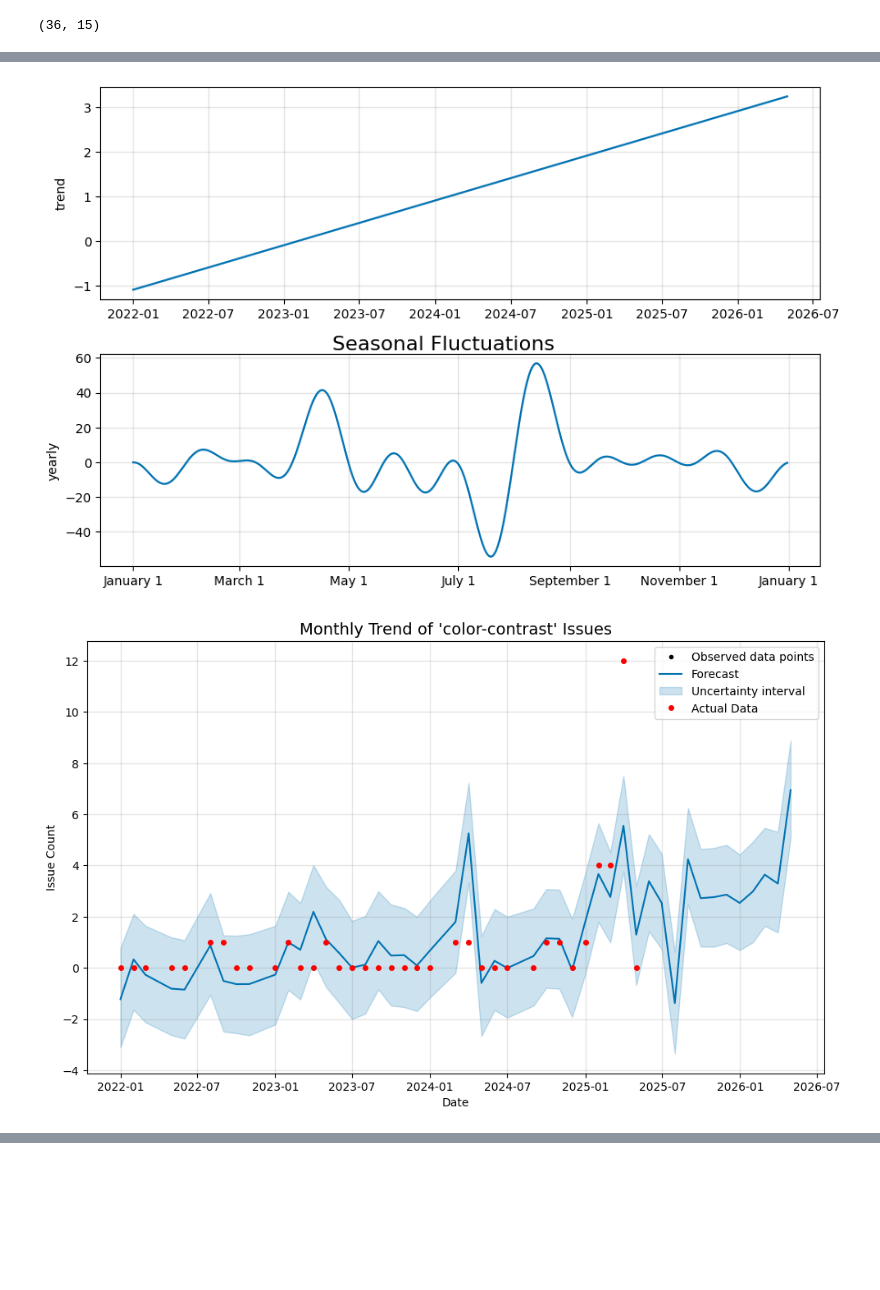
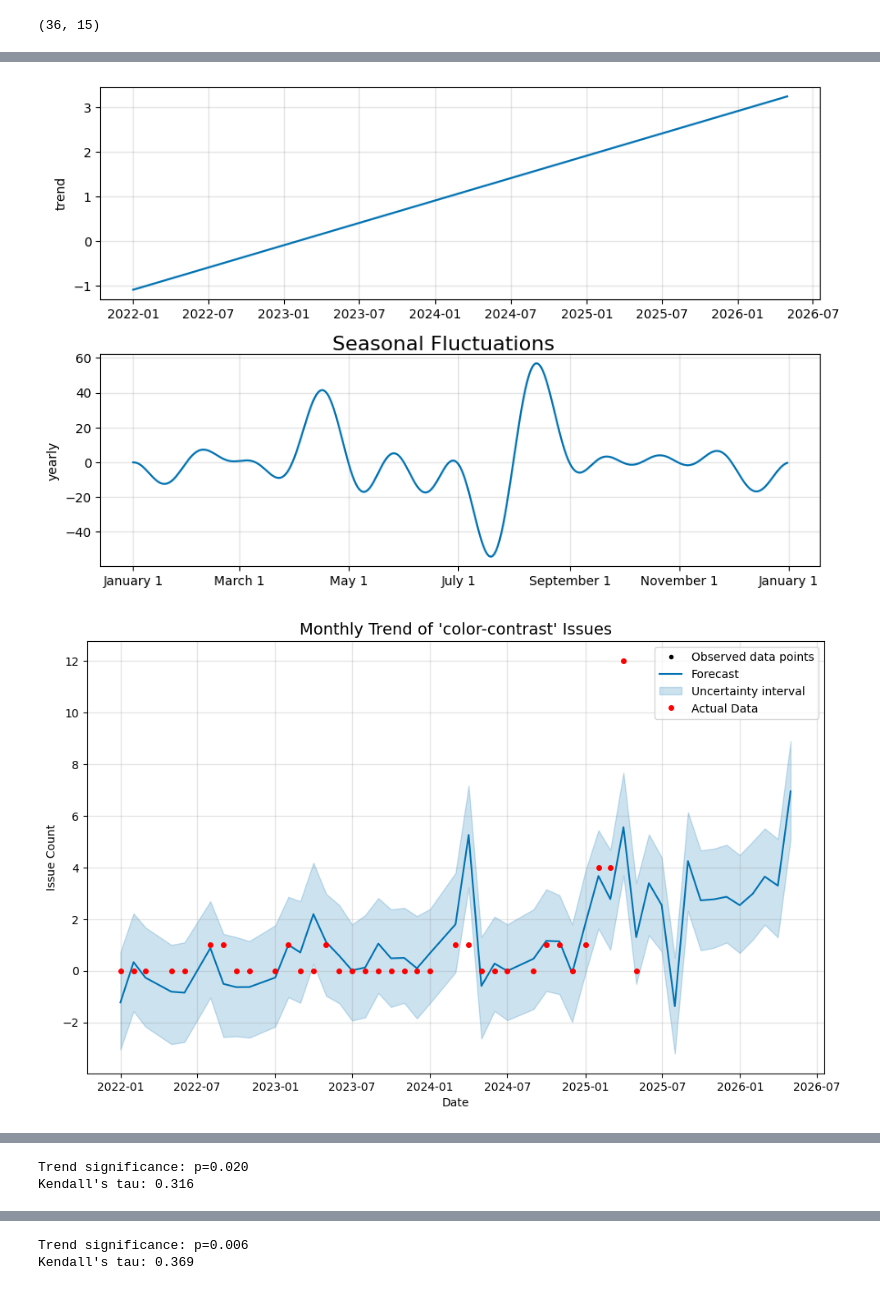
Before and after one commit to a382259104/A11yBench, a Jupyter notebook: scripts/trend-prediction.ipynb, the cells around one changed output, grey strips where cells are left out. Cells and saved outputs as stored; diff of their text form; code cells hidden in the pictures; blank space fills up the shorter version.

Commit message:
added average p and tau

```diff
--- a/scripts/trend-prediction.ipynb
+++ b/scripts/trend-prediction.ipynb
@@ -29,6 +29,9 @@ trends.shape
 # %%
 from scipy.stats import kendalltau
 from prophet.plot import plot_components
+
+p_values = []
+tau_values = []
 
 for label in ["color-contrast", "focus-management", "keyboard-navigation", "semantic-html"]:
 
@@ -65,5 +68,11 @@ for label in ["color-contrast", "focus-management", "keyboard-navigation", "sema
     tau, p_value = kendalltau(data['ds'].astype('int64'), data['y'])
     print(f"Trend significance: p={p_value:.3f}")
     print(f"Kendall's tau: {tau:.3f}")
-    break
+    p_values.append(p_value)
+    tau_values.append(tau)
+
+average_p_value = sum(p_values) / len(p_values)
+average_tau_value = sum(tau_values) / len(tau_values)
+print(f"Average p-value: {average_p_value:.3f}")
+print(f"Average Kendall's tau: {average_tau_value:.3f}")
 # %% [output]
@@ -72,2 +81,2 @@ for label in ["color-contrast", "focus-management", "keyboard-navigation", "sema
 [figure]
-[figure, old version]
+[figure, new version]
@@ -75,0 +84,2 @@ Kendall's tau: 0.316
+Trend significance: p=0.020
+Kendall's tau: 0.316
@@ -75,0 +90,2 @@ Kendall's tau: 0.316
+Trend significance: p=0.006
+Kendall's tau: 0.369
```
Also changed, not shown: parts of 1 cell of this notebook.
